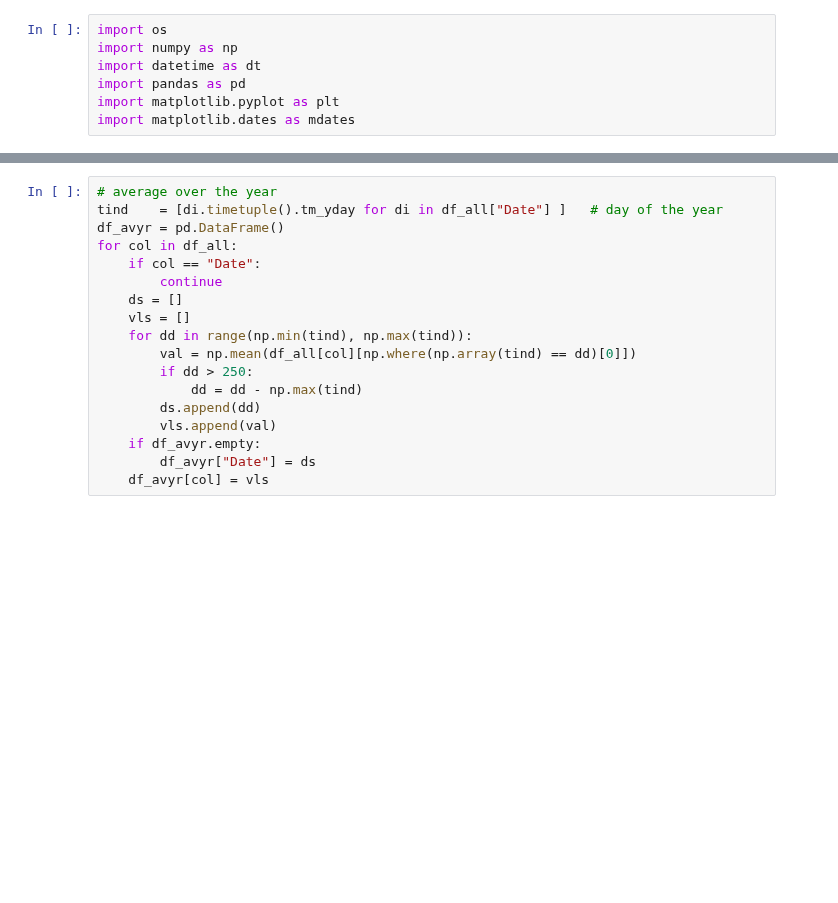
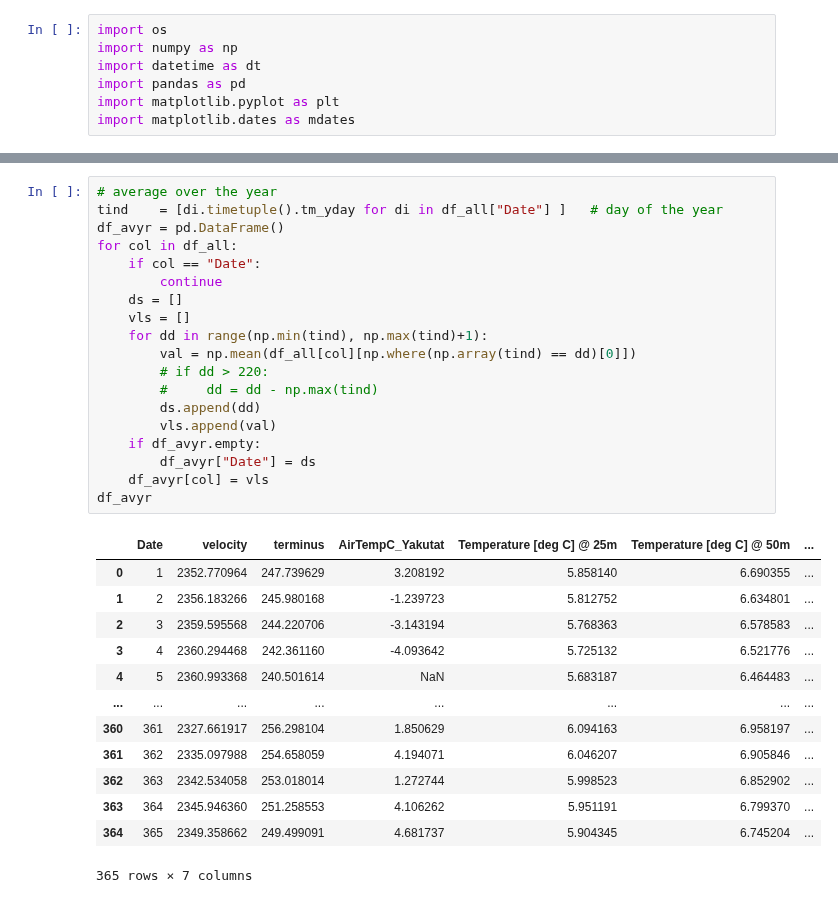
Before and after one commit to pohlan/Hubbard2024, a Jupyter notebook: make_paper_figures/vel_terminus_temps_avg_year.ipynb, the cells around one changed output, grey strips where cells are left out. Drawn from its saved outputs; the diff is of its cells as text; blank space fills up the shorter version.

```diff
--- a/make_paper_figures/vel_terminus_temps_avg_year.ipynb
+++ b/make_paper_figures/vel_terminus_temps_avg_year.ipynb
@@ -36,21 +55,36 @@ df_all = pd.merge(df_all, df_weather_short)
 # %%
 # average over the year
 tind    = [di.timetuple().tm_yday for di in df_all["Date"] ]   # day of the year
 df_avyr = pd.DataFrame()
 for col in df_all:
     if col == "Date":
         continue
     ds = []
     vls = []
-    for dd in range(np.min(tind), np.max(tind)):
+    for dd in range(np.min(tind), np.max(tind)+1):
         val = np.mean(df_all[col][np.where(np.array(tind) == dd)[0]])
-        if dd > 250:
-            dd = dd - np.max(tind)
+        # if dd > 220:
+        #     dd = dd - np.max(tind)
         ds.append(dd)
         vls.append(val)
     if df_avyr.empty:
         df_avyr["Date"] = ds
     df_avyr[col] = vls
+df_avyr
+# %% [output]
+|  | Date | velocity | terminus | AirTempC_Yakutat | Temperature [deg C] @ 25m | Temperature [deg C] @ 50m | ... |
+| 0 | 1 | 2352.770964 | 247.739629 | 3.208192 | 5.858140 | 6.690355 | ... |
+| 1 | 2 | 2356.183266 | 245.980168 | -1.239723 | 5.812752 | 6.634801 | ... |
+| 2 | 3 | 2359.595568 | 244.220706 | -3.143194 | 5.768363 | 6.578583 | ... |
+| 3 | 4 | 2360.294468 | 242.361160 | -4.093642 | 5.725132 | 6.521776 | ... |
+| 4 | 5 | 2360.993368 | 240.501614 | NaN | 5.683187 | 6.464483 | ... |
+| ... | ... | ... | ... | ... | ... | ... | ... |
+| 360 | 361 | 2327.661917 | 256.298104 | 1.850629 | 6.094163 | 6.958197 | ... |
+| 361 | 362 | 2335.097988 | 254.658059 | 4.194071 | 6.046207 | 6.905846 | ... |
+| 362 | 363 | 2342.534058 | 253.018014 | 1.272744 | 5.998523 | 6.852902 | ... |
+| 363 | 364 | 2345.946360 | 251.258553 | 4.106262 | 5.951191 | 6.799370 | ... |
+| 364 | 365 | 2349.358662 | 249.499091 | 4.681737 | 5.904345 | 6.745204 | ... |
+365 rows × 7 columns
 # %%
 def unique(x):
     return list(set(x))
```
Also changed, not shown: parts of 6 cells of this notebook, 1 other file.
